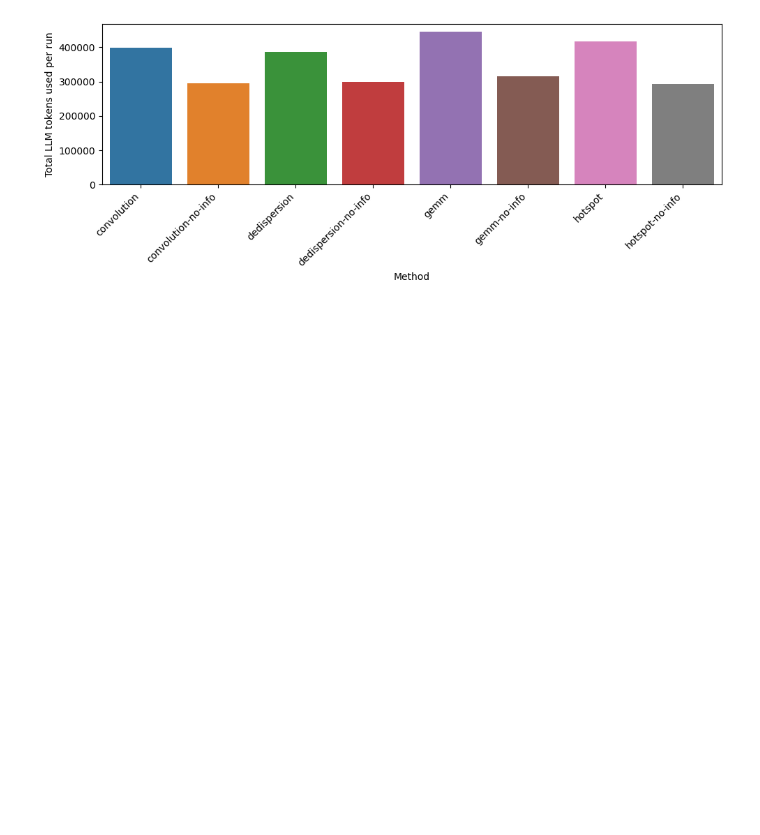
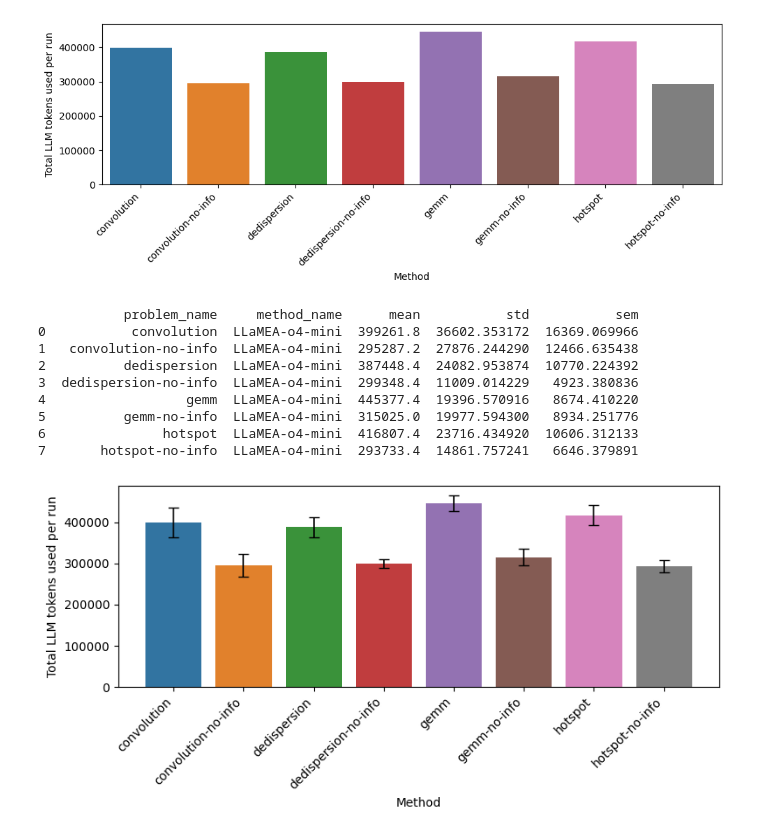
Before and after one commit to XAI-liacs/BLADE, a Jupyter notebook: examples/visualize_kerneltuner.ipynb, the cells around one changed output. Cells and saved outputs as stored; diff of their text form; code cells hidden in the pictures; blank space fills up the shorter version.

Commit message:
Small change in kerneltuner

```diff
--- a/examples/visualize_kerneltuner.ipynb
+++ b/examples/visualize_kerneltuner.ipynb
@@ -85,3 +85,68 @@ plt.show()
 6               hotspot  LLaMEA-o4-mini  416807.4
 7       hotspot-no-info  LLaMEA-o4-mini  293733.4
 [figure]
+# %%
+logger1 = ExperimentLogger('../results/kerneltuner-o4-mini', True)
+
+# logger1 = ExperimentLogger('../results/kerneltuner-gemini-2.0', True)
+# logger2.add_read_dir('../results/kerneltuner-o4')
+# logger3.add_read_dir('../results/kerneltuner-o4-no-info')
+
+token_df1 = plot_token_usage(logger1, save=False, return_df=True)
+# token_df2 = plot_token_usage(logger2, save=False, return_df=True)
+# token_df3 = plot_token_usage(logger3, save=False, return_df=True)
+
+token_df = token_df1
+
+# token_df['method_name'].replace({'ES': 'LLaMEA', 'ES-guided': 'LLaMEA-SAGE', 'LHNS:vns': "LHNS"}, inplace=True)
+
+summary = (
+    token_df.groupby(["problem_name", "method_name"])["tokens"]
+    .agg(mean="mean", std="std", sem="sem")
+    .reset_index()
+)
+
+fig, ax = plt.subplots(figsize=(8, 4))
+
+bars = sns.barplot(
+    data=summary,
+    x="problem_name",
+    y="mean",
+    hue="problem_name",
+    ax=ax,
+)
+
+# Add error bars manually
+for i, bar in enumerate(ax.patches):
+    x = bar.get_x() + bar.get_width() / 2
+    y = bar.get_height()
+    err = summary.iloc[i]["std"]   # or use ["sem"] if preferred
+    ax.errorbar(
+        x=x,
+        y=y,
+        yerr=err,
+        fmt="none",
+        ecolor="black",
+        capsize=4,
+        elinewidth=1.2,
+    )
+
+print(summary)
+
+# ax.legend_.remove()
+ax.set_xlabel("Method")
+ax.set_ylabel("Total LLM tokens used per run")
+plt.xticks(rotation=45, ha='right')
+plt.tight_layout()
+plt.show()
+# %% [output]
+           problem_name     method_name      mean           std           sem
+0           convolution  LLaMEA-o4-mini  399261.8  36602.353172  16369.069966
+1   convolution-no-info  LLaMEA-o4-mini  295287.2  27876.244290  12466.635438
+2          dedispersion  LLaMEA-o4-mini  387448.4  24082.953874  10770.224392
+3  dedispersion-no-info  LLaMEA-o4-mini  299348.4  11009.014229   4923.380836
+4                  gemm  LLaMEA-o4-mini  445377.4  19396.570916   8674.410220
+5          gemm-no-info  LLaMEA-o4-mini  315025.0  19977.594300   8934.251776
+6               hotspot  LLaMEA-o4-mini  416807.4  23716.434920  10606.312133
+7       hotspot-no-info  LLaMEA-o4-mini  293733.4  14861.757241   6646.379891
+[figure, added]
```
Also changed, not shown: parts of 2 cells of this notebook.
